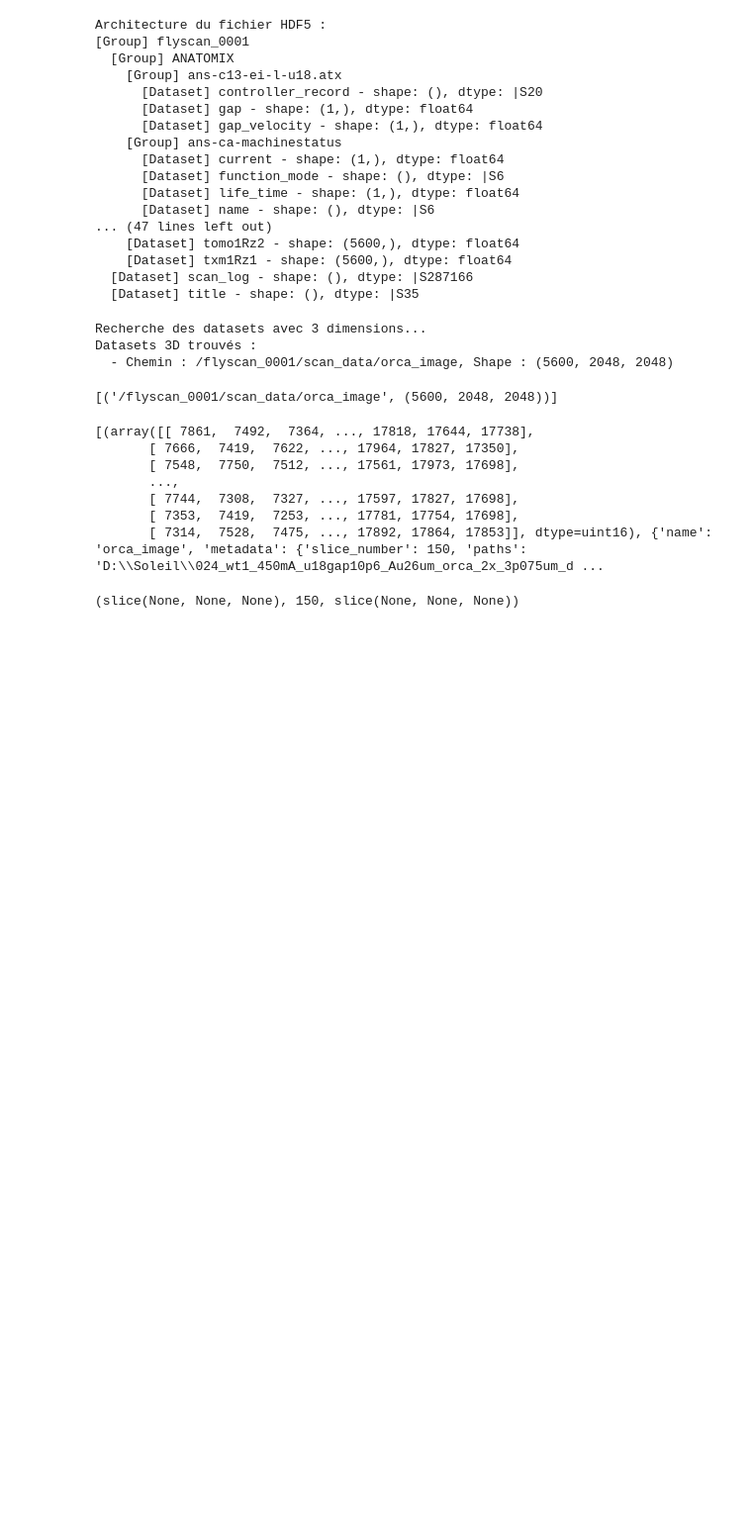
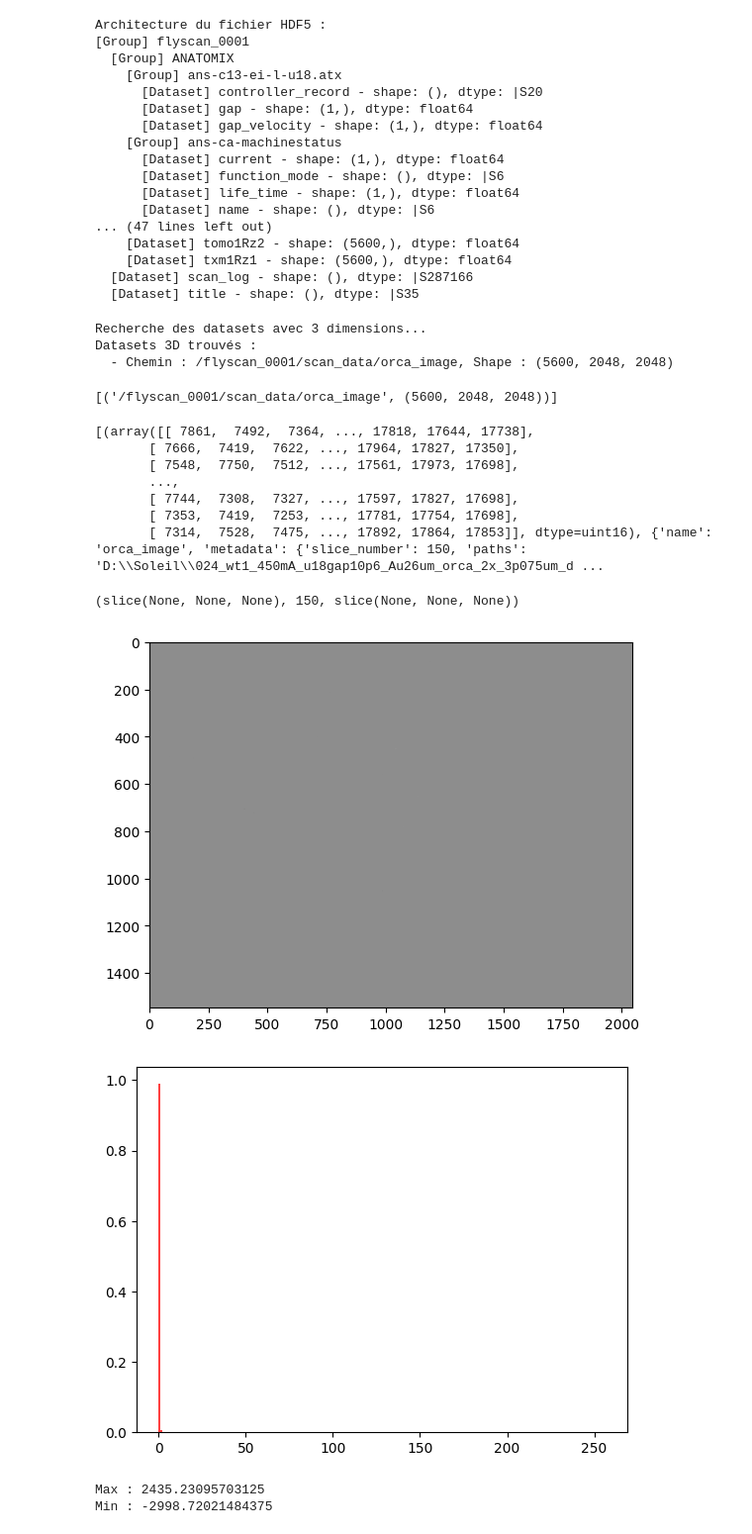
Before and after one commit to Clementcmoi/MoBI_plugin, a Jupyter notebook: test.ipynb, the cells around one changed output. Shown at 99% size. Saved outputs shown, nothing was run; the diff lists cells and outputs as text; code cells hidden in the pictures; blank space fills up the shorter version.

```diff
--- a/test.ipynb
+++ b/test.ipynb
@@ -217,3 +217,47 @@ def read_nxs(paths, stack=False):
         layers.append((stacked_images, {"name": name_image, "metadata": metadata}, "image"))
 
     return layers
+# %%
+import fabio
+import matplotlib.pyplot as plt
+import numpy as np
+
+path = r"C:\Users\clement.capdeville\Desktop\df_lcs.tif"
+
+# open tif file avec fabio
+
+image = fabio.open(path)
+plt.imshow(image.data, cmap="gray")
+
+# tracer l'histogramme
+plt.figure()
+plt.hist(image.data.flatten(), bins=256, range=(0, 256), density=True, alpha=0.75, color='r')
+plt.show()
+
+# trouver le max et le min
+
+print(f"Max : {image.data.max()}")
+print(f"Min : {image.data.min()}")
+
+# normaliser pour que 20% des pixels soient saturés
+
+gap = 5
+
+max_value = np.percentile(image.data, 100 - gap)
+min_value = np.percentile(image.data, gap)
+
+normalized_image = np.clip((image.data - min_value) / (max_value - min_value), 0, 1)
+
+plt.imshow(normalized_image, cmap="gray")
+plt.show()
+
+# tracer l'histogramme
+
+plt.figure()
+plt.hist(normalized_image.flatten(), bins=256, range=(0, 1), density=True, alpha=0.75, color='r')
+plt.show()
+# %% [output]
+[figure, added]
+[figure, added]
+Max : 2435.23095703125
+Min : -2998.72021484375
```
Also changed, not shown: parts of 3 cells of this notebook, 9 other files.
